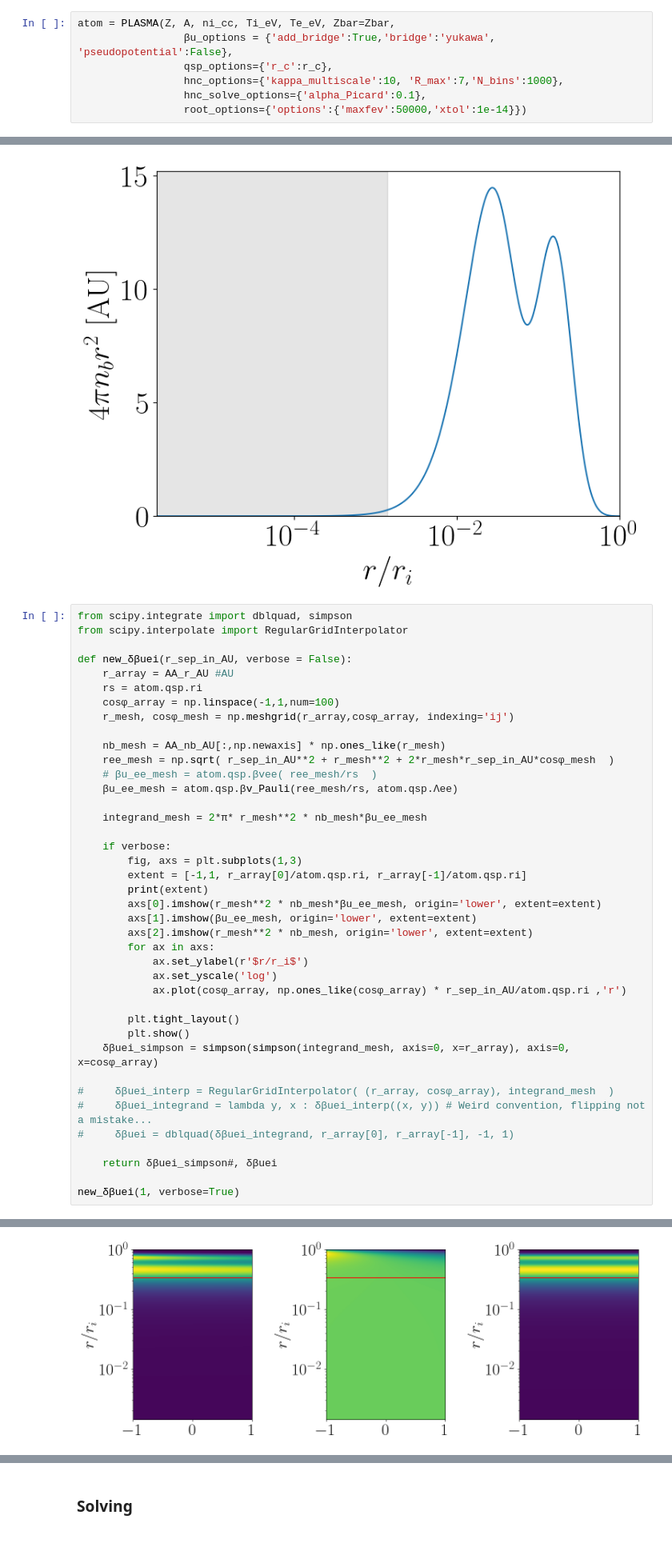
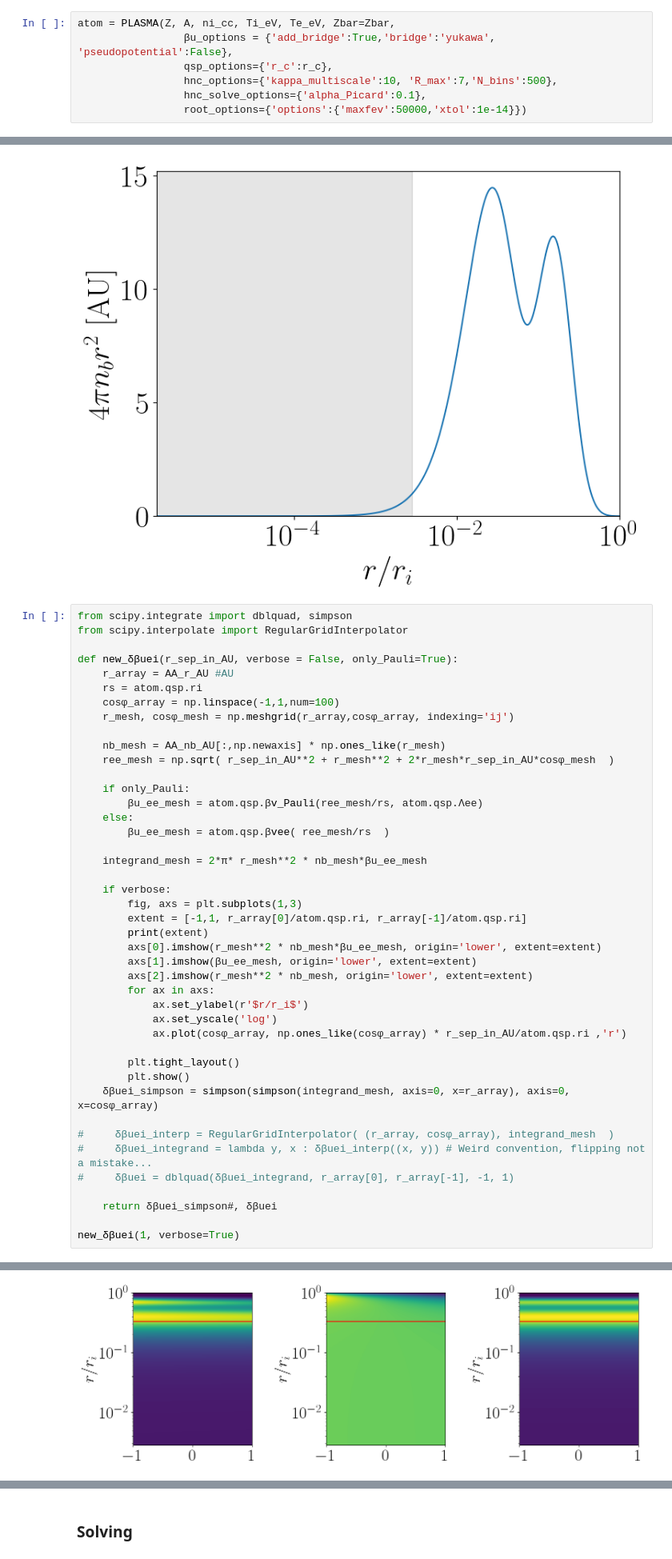
Before and after one commit to ZachAJohnson/hnc, a Jupyter notebook: TCCW/PIE_TCCW-atoMEC.ipynb, the cells around one changed output, grey strips where cells are left out. Shown at 80% size. Cells and saved outputs as stored; diff of their text form.

```diff
--- a/TCCW/PIE_TCCW-atoMEC.ipynb
+++ b/TCCW/PIE_TCCW-atoMEC.ipynb
@@ -86,7 +84,7 @@ Zbar = 3
 atom = PLASMA(Z, A, ni_cc, Ti_eV, Te_eV, Zbar=Zbar,
                  βu_options = {'add_bridge':True,'bridge':'yukawa', 'pseudopotential':False},
                  qsp_options={'r_c':r_c},
-                 hnc_options={'kappa_multiscale':10, 'R_max':7,'N_bins':1000},
+                 hnc_options={'kappa_multiscale':10, 'R_max':7,'N_bins':500},
                  hnc_solve_options={'alpha_Picard':0.1},
                  root_options={'options':{'maxfev':50000,'xtol':1e-14}})
 # %% [output]
@@ -124,7 +122,7 @@ ax.set_ylim(0, None)
 from scipy.integrate import dblquad, simpson
 from scipy.interpolate import RegularGridInterpolator
 
-def new_δβuei(r_sep_in_AU, verbose = False):
+def new_δβuei(r_sep_in_AU, verbose = False, only_Pauli=True):
     r_array = AA_r_AU #AU
     rs = atom.qsp.ri
     cosφ_array = np.linspace(-1,1,num=100)
@@ -132,8 +130,11 @@ def new_δβuei(r_sep_in_AU, verbose = False):
 
     nb_mesh = AA_nb_AU[:,np.newaxis] * np.ones_like(r_mesh)
     ree_mesh = np.sqrt( r_sep_in_AU**2 + r_mesh**2 + 2*r_mesh*r_sep_in_AU*cosφ_mesh  )
-    # βu_ee_mesh = atom.qsp.βvee( ree_mesh/rs  )
-    βu_ee_mesh = atom.qsp.βv_Pauli(ree_mesh/rs, atom.qsp.Λee)
+
+    if only_Pauli:
+        βu_ee_mesh = atom.qsp.βv_Pauli(ree_mesh/rs, atom.qsp.Λee)
+    else:
+        βu_ee_mesh = atom.qsp.βvee( ree_mesh/rs  )
 
     integrand_mesh = 2*π* r_mesh**2 * nb_mesh*βu_ee_mesh
 
@@ -165 +166 @@ new_δβuei(1, verbose=True)
-[figure, old version]
+[figure, new version]
```
Also changed, not shown: parts of 17 cells of this notebook, 4 other files.
